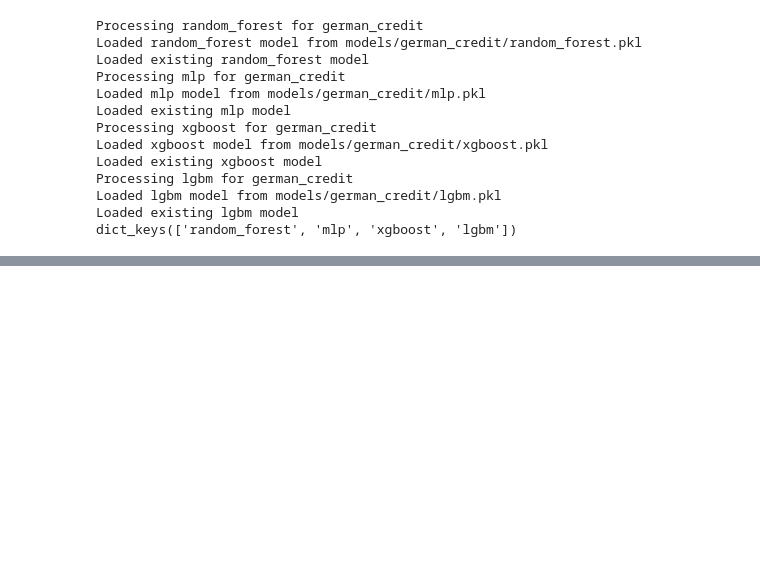
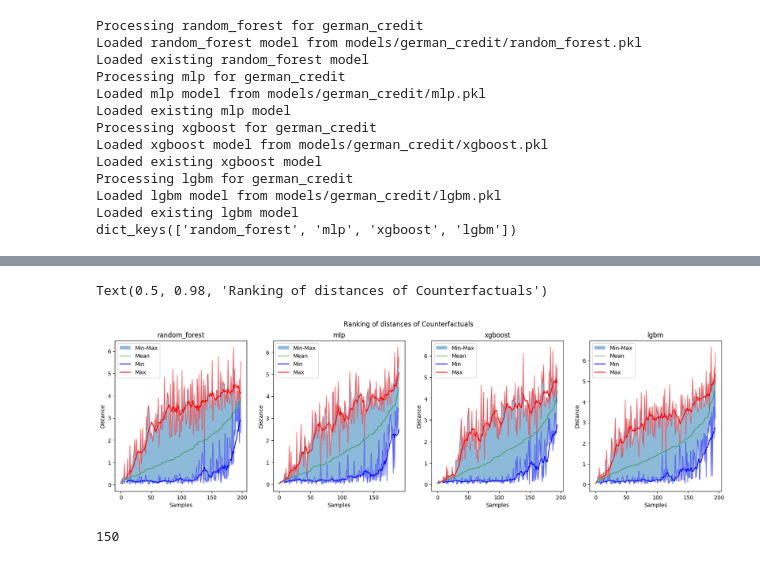
Before and after one commit to clarapunzi/SC-CE, a Jupyter notebook: eval.ipynb, the cells around one changed output, grey strips where cells are left out. Drawn from its saved outputs; the diff is of its cells as text; code cells hidden in the pictures; blank space fills up the shorter version.

```diff
--- a/eval.ipynb
+++ b/eval.ipynb
@@ -173,0 +214,8 @@ random_forest
+# %%
+# now we can see the ranking of the counterfactuals
+rankings = [all_ranking_list_mean,
+                     all_ranking_list_std,
+                     all_ranking_list_min,
+                     all_ranking_list_max]
+
+all_ranking_list_max.keys()
@@ -173,0 +224,6 @@ random_forest
+# %%
+rank_10_vals = {}
+for r in rankings:
+    for k in r.keys():
+        r[k] = np.array(r[k])
+        rank_10_vals[k] = None
@@ -173,0 +271,49 @@ random_forest
+# %%
+# now the plots!
+# create 4 subplots
+fig, axs = plt.subplots(1, 4, figsize=(20, 5))
+axs = axs.flatten()
+# each model goes in a different subplot
+# we plot the sorted values of the minimum and the maximum distances,
+# then we shade the area between them. On top of that we plot the mean
+# at each data point we plot a vertical line with the std value of the distances, centeed at the mean
+
+min_color = "blue"
+max_color = "red"
+mean_color = "green"
+
+for i,k in enumerate(models.keys()):
+    # plot the min and max values
+    argsorted = all_ranking_list_mean[k].argsort()
+    #print(argsorted)
+    rank_m =    all_ranking_list_min[k][argsorted]
+    rank_M =    all_ranking_list_max[k][argsorted]
+    rank_mean = all_ranking_list_mean[k][argsorted]
+    rank_std =  all_ranking_list_std[k][argsorted]
+    axs[i].fill_between(np.arange(len(rank_m)),rank_m,rank_M,alpha=0.5,label="Min-Max")
+    axs[i].plot(rank_m,alpha=0.5,color=min_color)
+    axs[i].plot(rank_mean,label="Mean",alpha=0.5,color=mean_color)
+    axs[i].plot(rank_M,alpha=0.5,color=max_color)
+    #axs[i].errorbar(np.arange(len(rank_m)),rank_mean,yerr=rank_std,label="Std")
+    # plot the "smoothed" values
+    axs[i].plot(np.arange(len(rank_m)),pd.Series(rank_m).rolling(10).mean(),label="Min",color=min_color)
+    axs[i].plot(np.arange(len(rank_M)),pd.Series(rank_M).rolling(10).mean(),label="Max",color=max_color)
+
+    axs[i].set_title(k)
+    axs[i].legend()
+    axs[i].set_xlabel("Samples")
+    axs[i].set_ylabel("Distance")
+
+plt.suptitle("Ranking of distances of Counterfactuals")
+# %% [output]
+Text(0.5, 0.98, 'Ranking of distances of Counterfactuals')
+[figure, added]
+# %%
+my_words = "I hold a bachelor's degree in Computer Science and a master's degree with a specialization in Artificial Intelligence, where I focused on studying state of the art algorithms and implementing intelligent systems. Currently, I am in the final stages of completing a national PhD program centered on advancing algorithms and technologies aimed at solving real-world challenges for the society. My research integrates AI techniques, such as machine learning, interpretability and explainable algorithms, to address problems in the field of federated settings, recently with a project on healthcare. Alongside my academic work, I have contributed to a smart city project related to mobility, Sii-Mobility. My expertise spans across data-driven problem-solving, explainability. This combination of academic and educational rigor together with hands-on experience reflects my commitment to innovation in computer science and AI"
+
+
+my_words = "As a researcher in AI, I am aware of the profound societal and ethical implications of the technologies we develop. The advancement of Generative AI presents unprecedented opportunities and significant risks, particularly in ensuring its alignment with societal values, ethical principles. My academic journey has focused on explainable AI, has taught me that innovation must be used with responsibility. This is possibile and favorable when the tecnology is interpretable. The themes that this school covers, like the many dimensions of Generative AI, align closely with my aspirations to contribute meaningfully to the development of ethical AI systems. \nIn a world increasingly shaped by automation and algorithms, I anticipate scenarios where my ethical and moral preparation will be pivotal. The decisions I make as a researcher and practitioner impact lives, communities, and trust in AI technologies. By attending, I aim to deepen my understanding of the broader societal and regulatory contexts of AI, while collaborating with peers and experts to witness in a conscius way how technological progress does often and easily come at the cost of equity or human dignity if countermeasures are not taken. This experience will help me to navigate future challenges with informed decision-making commitments."
+my_words = "During my master’s program, I attended a course on ethical and social issues in Information Technology, which fueled my interest in the broader implications of technology on society. Although AI had not yet reached its current prominence, the discussions often touched on its potential impact. One of the key assignments I worked on was an essay analyzing the concept of deskilling: how the misuse of technology can lead to harmful techno-practices that undermine natural human skills. Through this analysis, I explored how over-reliance on automation and autonomous digital systems could diminish human agency, creativity, and problem-solving abilities, ultimately altering the virtues that define human nature. This experience shaped my awareness of the unintended consequences of technological progress and the need for thoughtful design, responsible use of technology and education. It also reinforced my belief that AI must enhance, rather than replace, human capabilities, enriching the human experience, not diminishing it."
+len(my_words.split(" "))
+# %% [output]
+150
```
Also changed, not shown: parts of 10 cells of this notebook, 6 other files.
